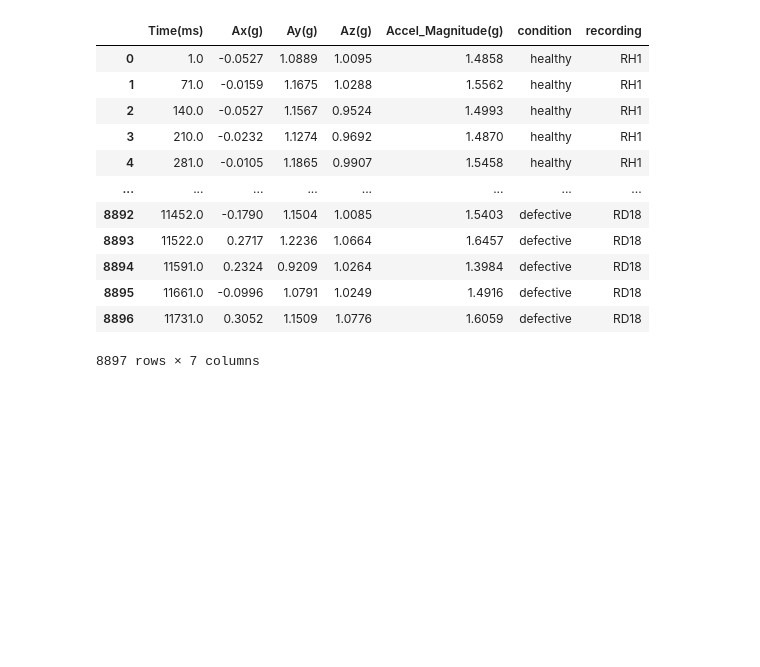
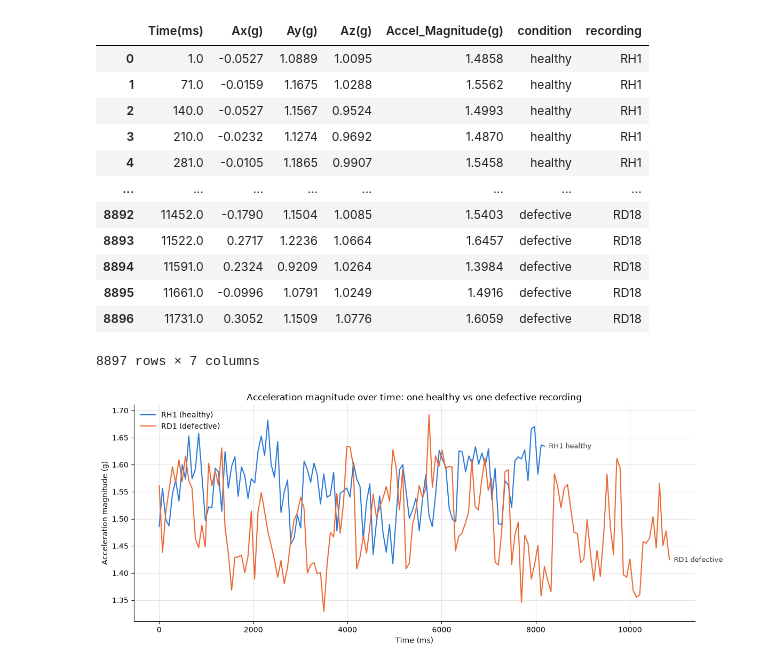
Before and after one commit to loteehenry/pipeline-leak-detection-ml, a Jupyter notebook: notebooks/exploration.ipynb, the cells around one changed output. Drawn from its saved outputs; the diff is of its cells as text; code cells hidden in the pictures; blank space fills up the shorter version.

Commit message:
Plot of Healthy and Defective recordings as Acceleration Magnitude against Time

```diff
--- a/notebooks/exploration.ipynb
+++ b/notebooks/exploration.ipynb
@@ -125,3 +125,41 @@ master
 | 8895 | 11661.0 | -0.0996 | 1.0791 | 1.0249 | 1.4916 | defective | RD18 |
 | 8896 | 11731.0 | 0.3052 | 1.1509 | 1.0776 | 1.6059 | defective | RD18 |
 8897 rows × 7 columns
+# %%
+import matplotlib.pyplot as plt
+
+# Pick out the rows for one healthy and one defective recording
+rh1 = master[master["recording"] == "RH1"]
+rd1 = master[master["recording"] == "RD1"]
+
+HEALTHY_COLOR = "#2a78d6"    # blue
+DEFECTIVE_COLOR = "#eb6834"  # orange
+
+fig, ax = plt.subplots(figsize=(12, 5))
+
+ax.plot(rh1["Time(ms)"], rh1["Accel_Magnitude(g)"],
+        color=HEALTHY_COLOR, linewidth=1.5, label="RH1 (healthy)")
+ax.plot(rd1["Time(ms)"], rd1["Accel_Magnitude(g)"],
+        color=DEFECTIVE_COLOR, linewidth=1.5, label="RD1 (defective)")
+
+# Label each line at its right-hand end, so you don't have to look at the legend
+for df, name in [(rh1, "RH1 healthy"), (rd1, "RD1 defective")]:
+    last = df.iloc[-1]
+    ax.annotate(name, xy=(last["Time(ms)"], last["Accel_Magnitude(g)"]),
+                xytext=(6, 0), textcoords="offset points",
+                va="center", fontsize=9, color="#333333")
+
+ax.set_title("Acceleration magnitude over time: one healthy vs one defective recording")
+ax.set_xlabel("Time (ms)")
+ax.set_ylabel("Acceleration magnitude (g)")
+ax.legend(frameon=False, loc="upper left")
+
+# Light, unobtrusive background grid; remove the top and right box lines
+ax.grid(color="#e4e3df", linewidth=0.8)
+ax.set_axisbelow(True)
+ax.spines[["top", "right"]].set_visible(False)
+
+plt.tight_layout()
+plt.show()
+# %% [output]
+[figure, added]
```
